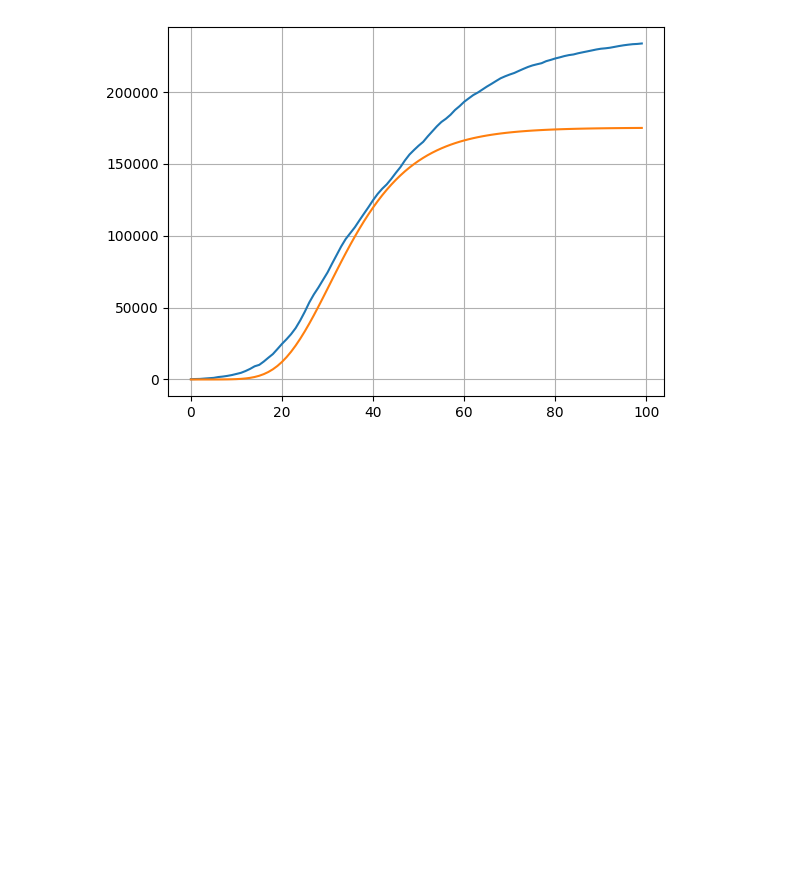
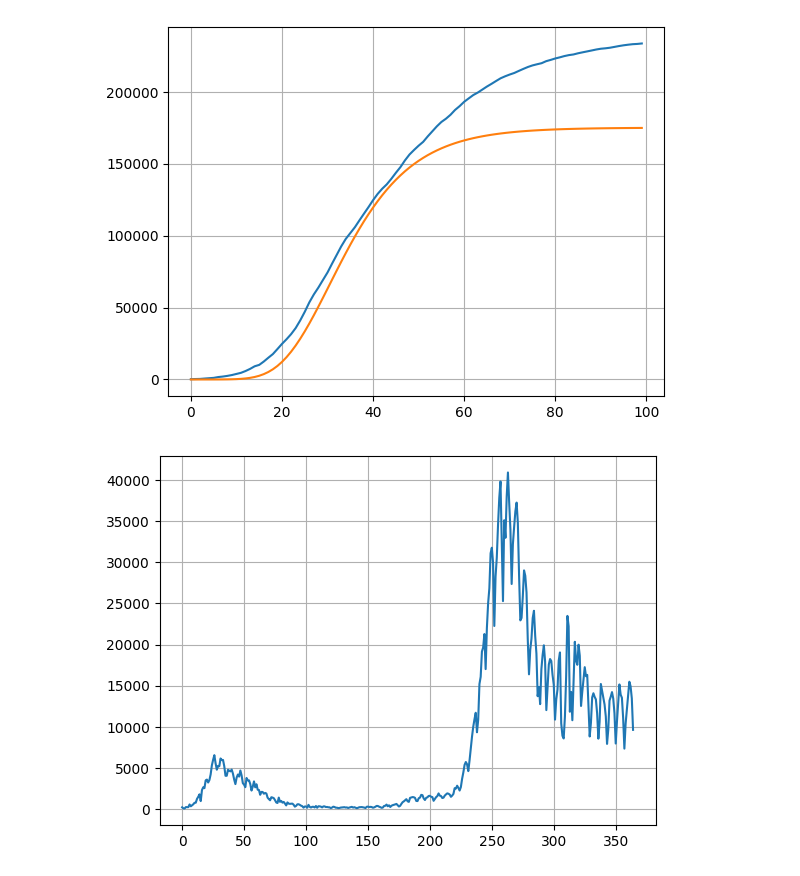
Before and after one commit to Adrianominora/Wave, a Jupyter notebook: script/Loglet.ipynb, the cells around one changed output. Drawn from its saved outputs; the diff is of its cells as text; code cells hidden in the pictures; blank space fills up the shorter version.

```diff
--- a/script/Loglet.ipynb
+++ b/script/Loglet.ipynb
@@ -100,3 +100,9 @@ plt.plot(Y)
 plt.grid(True)
 # %% [output]
 [figure]
+# %%
+plt.figure()
+plt.plot(new_pos[0:365])
+plt.grid(True)
+# %% [output]
+[figure, added]
```
Also changed, not shown: 4 other files.
